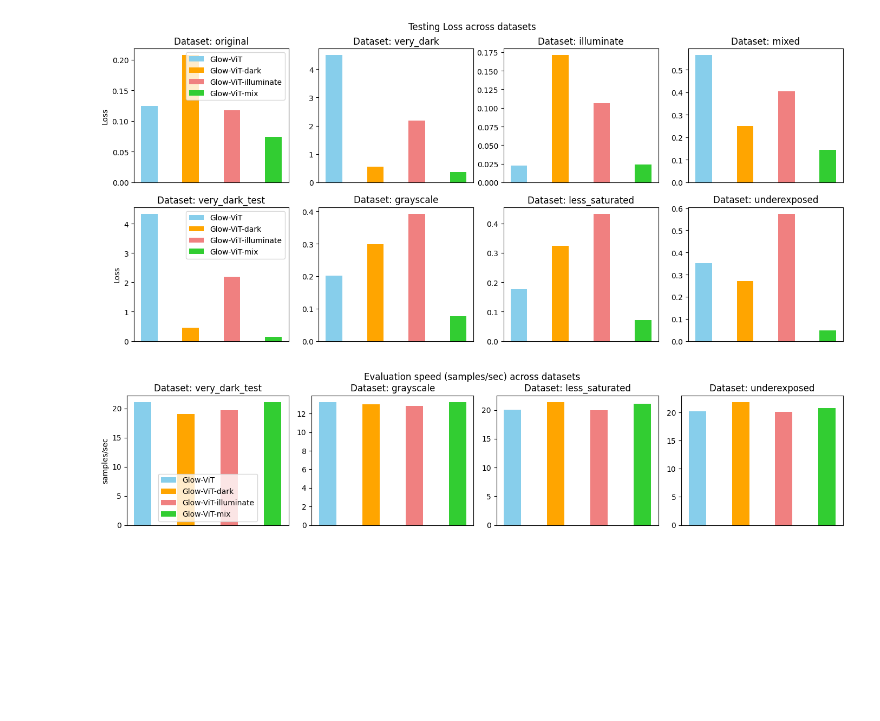
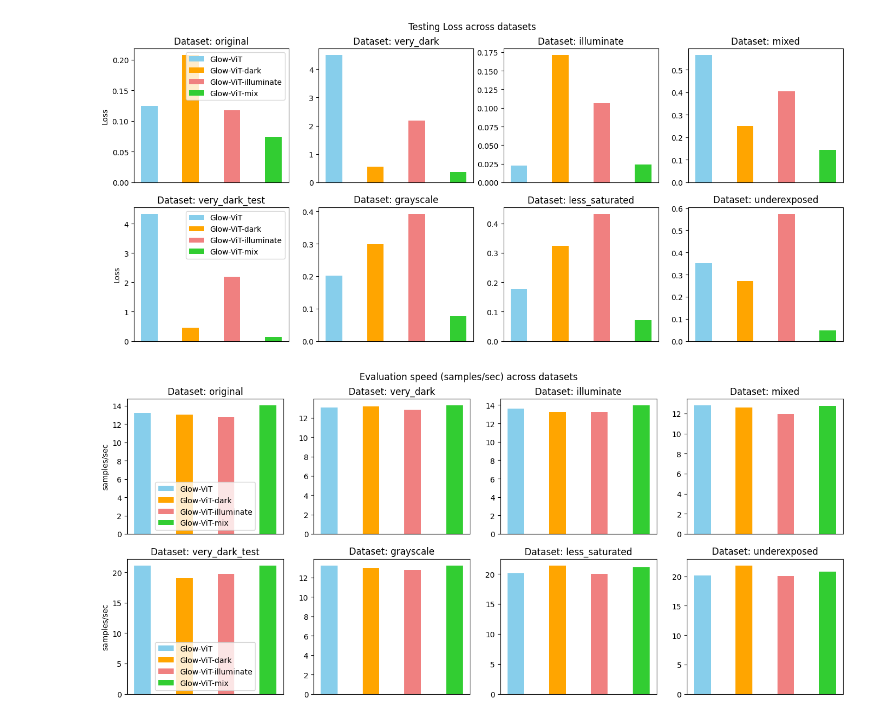
Before and after one commit to yin30lei/ECE-253-Project, a Jupyter notebook: result_visualize.ipynb, the cells around one changed output. Cells and saved outputs as stored; diff of their text form; code cells hidden in the pictures; blank space fills up the shorter version.

Commit message:
updated graph for eval speed

```diff
--- a/result_visualize.ipynb
+++ b/result_visualize.ipynb
@@ -30,8 +30,7 @@ This is a script that's intended to visualize the performance of various Glow-Vi
 import matplotlib.pyplot as plt
 import numpy as np
 
-datasets = ["very_dark_test", "grayscale", "less_saturated", "underexposed"]
-datasets1 = ["original", "very_dark", "illuminate", "mixed", "very_dark_test", "grayscale", "less_saturated", "underexposed"]
+datasets = ["original", "very_dark", "illuminate", "mixed", "very_dark_test", "grayscale", "less_saturated", "underexposed"]
 models = ["Glow-ViT", "Glow-ViT-dark", "Glow-ViT-illuminate", "Glow-ViT-mix"]
 eval_loss = {
     "Glow-ViT": [0.1246, 4.5018, 0.0225, 0.5657, 4.3495, 0.2021, 0.176, 0.351],
@@ -40,10 +39,10 @@ eval_loss = {
     "Glow-ViT-mix": [0.0744, 0.3715, 0.0243, 0.1449, 0.1396, 0.0776, 0.0707, 0.0472]
 }
 eval_samples_per_second = {
-    "Glow-ViT": [21.118, 13.231, 20.086, 20.162],
-    "Glow-ViT-dark": [19.035, 12.997, 21.418, 21.862],
-    "Glow-ViT-illuminate": [19.711, 12.803, 19.972, 20.094],
-    "Glow-ViT-mix": [21.091, 13.254, 21.135, 20.766]
+    "Glow-ViT": [13.22, 13.087, 13.589, 12.81, 21.118, 13.231, 20.086, 20.162],
+    "Glow-ViT-dark": [13.027, 13.189, 13.249, 12.587, 19.035, 12.997, 21.418, 21.862],
+    "Glow-ViT-illuminate": [12.809, 12.857, 13.223, 11.938, 19.711, 12.803, 19.972, 20.094],
+    "Glow-ViT-mix": [14.038, 13.294 , 13.956, 12.778, 21.091, 13.254, 21.135, 20.766]
 }
 # %%
 
@@ -54,7 +53,7 @@ colors = ["skyblue", "orange", "lightcoral", "limegreen"]
 fig, axes = plt.subplots(2, 4, figsize=(14, 6), sharex=True)
 axes = axes.flatten()
 
-for i, dataset in enumerate(datasets1):
+for i, dataset in enumerate(datasets):
     ax = axes[i]
     for j, model in enumerate(models):
         ax.bar(x[j], eval_loss[model][i], width, label=model, color=colors[j])
@@ -76,28 +75,28 @@ plt.show()
 # %%
 
 x = np.arange(len(models))
 width = 0.4  # the width of the bars
 colors = ["skyblue", "orange", "lightcoral", "limegreen"]
 
-fig, axes = plt.subplots(1, 4, figsize=(14, 3), sharex=True)
+fig, axes = plt.subplots(2, 4, figsize=(14, 6), sharex=True)
 axes = axes.flatten()
 
 for i, dataset in enumerate(datasets):
     ax = axes[i]
     for j, model in enumerate(models):
         ax.bar(x[j], eval_samples_per_second[model][i], width, label=model, color=colors[j])
 
     # Titles and labels
     ax.set_title(f"Dataset: {dataset}")
     ax.set_xticks([])
     # ax.set_xticklabels(models)
     if i % 4 == 0:
         ax.set_ylabel("samples/sec")
         ax.legend(loc='lower center')
 
 # General layout adjustments
 plt.tight_layout()
 plt.suptitle("Evaluation speed (samples/sec) across datasets", fontsize=12, y=1.02)
 plt.show()
 # %% [output]
-[figure, old version]
+[figure, new version]
```
Also changed, not shown: 1 other file.
